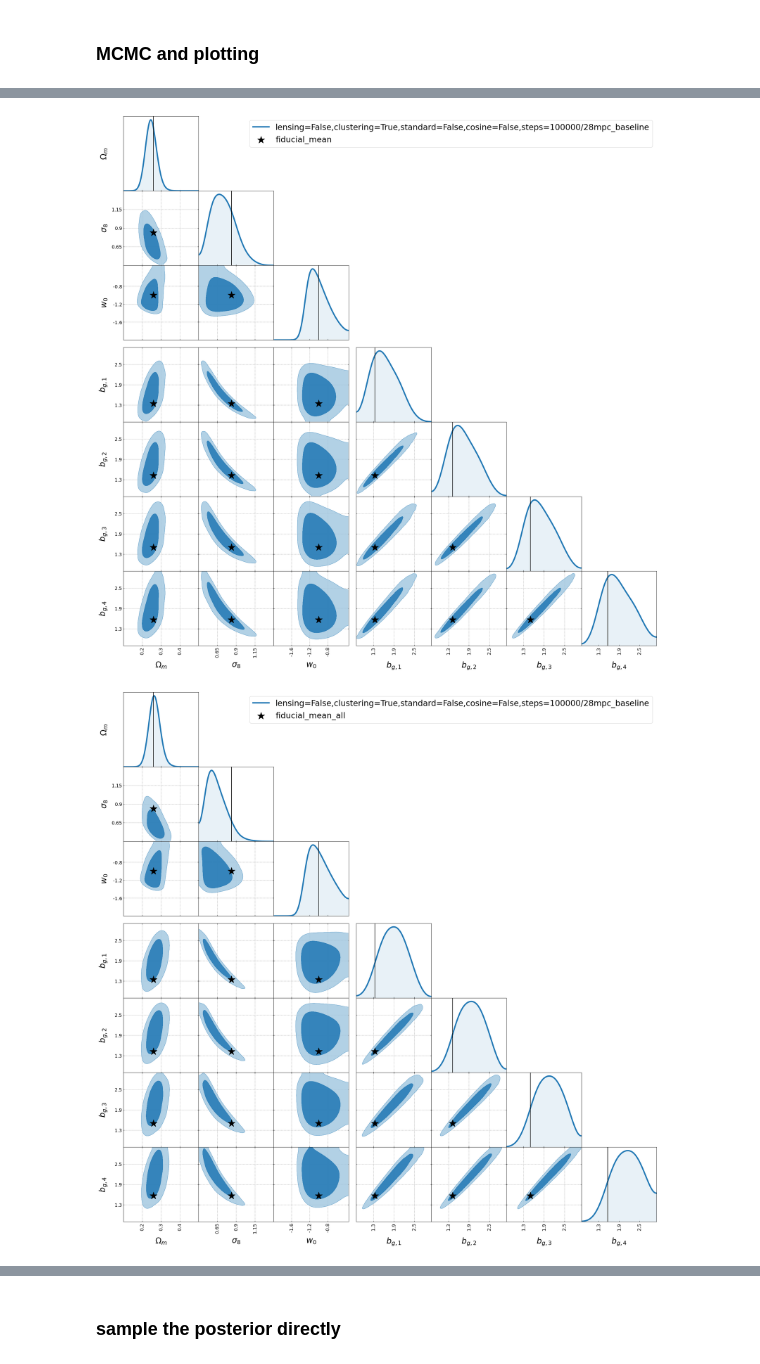
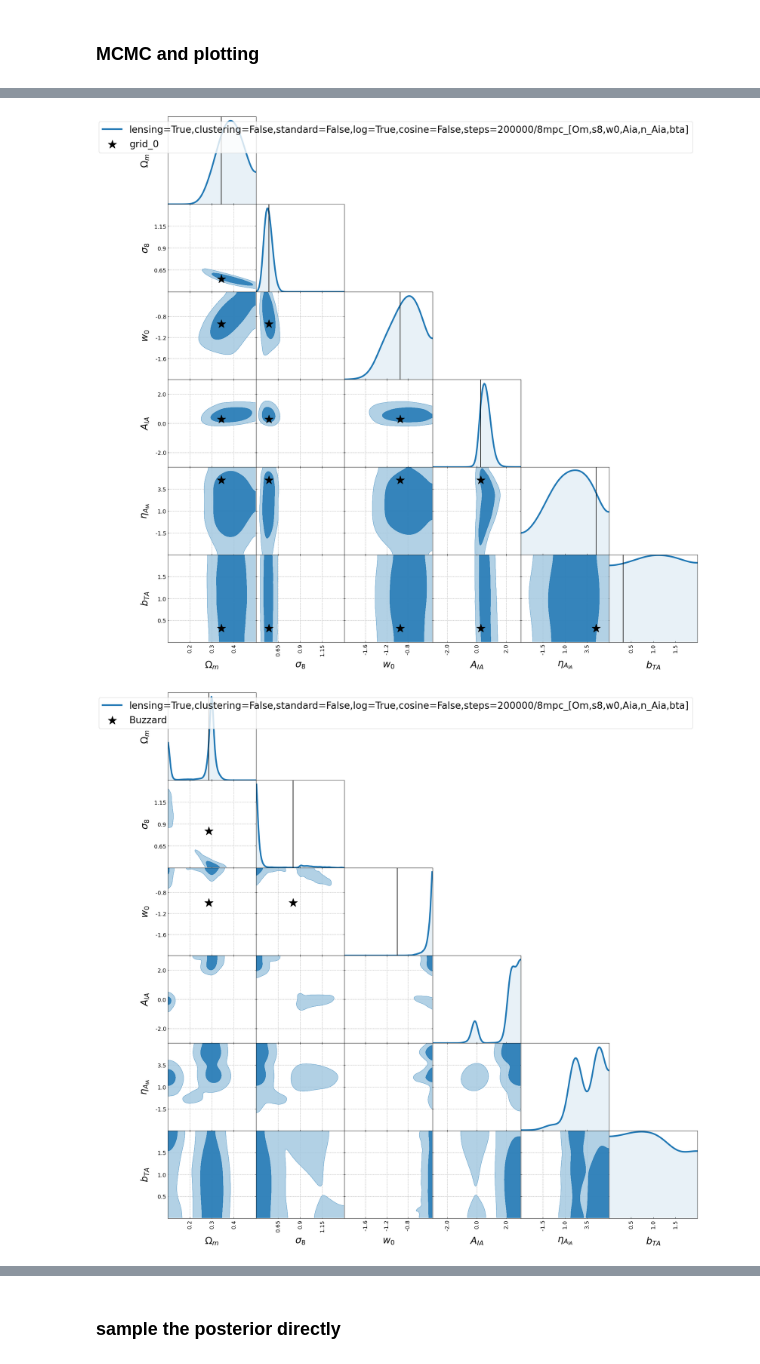
Before and after one commit to des-science/y3-deep-lss, a Jupyter notebook: notebooks/power_spectra/inference.ipynb, the cells around one changed output, grey strips where cells are left out. Drawn from its saved outputs; the diff is of its cells as text; code cells hidden in the pictures.

```diff
--- a/notebooks/power_spectra/inference.ipynb
+++ b/notebooks/power_spectra/inference.ipynb
@@ -194,0 +201,5 @@ pred_file = os.path.join(out_dir, loss, label, "preds.h5")
+# %%
+with_lensing = True
+with_clustering = False
+params = ["Om", "s8", "w0", "Aia", "n_Aia", "bta"]
+# params = ["Om", "s8"]
@@ -195,7 +248,8 @@ pred_file = os.path.join(out_dir, loss, label, "preds.h5")
 # %%
 def try_mock(f, mock):
     try:
-        pred = f[f"mocks/{mock}"][:]
+        # pred = f[f"mocks/{mock}"][:]
+        pred = f[f"mocks/pred/{mock}"][:]
         print(f"Read {mock} predictions")
 
         return pred
@@ -214,7 +268,15 @@ with h5py.File(pred_file, "r") as f:
     mice_pred = try_mock(f, "MICE")
     euclid_pred = try_mock(f, "Euclid")
 
-print(f"Read from {pred_file}")
+# print(f"Read from {pred_file}")
+# # new_params = ["Om", "s8", "Aia", "n_Aia", "bta"]
+# # new_params = ["Om", "s8", "bg1", "bg2", "bg3", "bg4"]
+# new_params = ["Om", "s8"]
+# grid_cosmos = grid_cosmos[:,[params.index(param) for param in new_params]]
+# params = new_params
+
+print(grid_preds.shape)
+print(grid_cosmos.shape)
 # %% [output]
 Read Buzzard predictions
 There is no Buzzard_mocked_DNF mock in the file
@@ -308,10 +371,10 @@ transform = architecture.get_sigmoids_transform(
     feature_dim=x_dim,
     context_embedding_dim=context_embedding_dim,
     n_layers=4,
-    hidden_dim=512,
+    hidden_dim=256,
     svd_kwargs={},
     sigmoids_kwargs={
-        "n_sigmoids": 32,
+        "n_sigmoids": 16,
         "num_blocks": 3,
         "dropout_probability": 0.0,
     }
@@ -332,7 +395,10 @@ model = LikelihoodFlow(
     transform=transform,
     out_dir=out_dir,
     # label=label,
-    label=label + "_baseline",
+    # label=label + "_lipschitz",
+    label=label + "_" + str(params).replace(" ", "").replace("'", ""),
+    # label=label + "_" + str(params).replace(" ", "").replace("'", "") + "_lipschitz",
+    # label=label + "_baseline",
     # load_existing=False,
     load_existing=True,
 )
@@ -627,0 +706,11 @@ DES footprint
+# %%
+# obs_dict = {}
+
+Aia_dict = {"Aia": np.nan, "n_Aia": np.nan, "bta": np.nan}
+
+obs_dict["Buzzard"] = {
+    "pred": np.squeeze(buzzard_pred),
+    "point": {"Om": 0.286, "s8": 0.82, "w0": -1, **Aia_dict},
+}
+
+print(np.squeeze(buzzard_pred))
@@ -681,8 +777,9 @@ Octant footprint
 # %% [markdown]
 ### MCMC and plotting
 # %%
-# extra_label = ""
-extra_label = f"_{n_examples}_mocks"
+extra_label = ""
+# extra_label = f"_n{n_examples}_i{i_examples}_mocks"
+# extra_label = f"_gaussian_prior_n{n_examples}_i{i_examples}_mocks"
 
 for key in obs_dict.keys():
     print(f"\nStarting with mock observation {key}")
@@ -692,7 +789,7 @@ for key in obs_dict.keys():
         obs_dict[key]["pred"],
         label=key+extra_label,
         n_walkers=1024,
-        n_burnin_steps=1000,
+        n_burnin_steps=500,
         n_samples=1024*1000,
     )
 
@@ -733,2 +821,2 @@ Starting with mock observation fiducial_stack
-[figure, old version]
+[figure, new version]
-[figure, old version]
+[figure, new version]
```
Also changed, not shown: parts of 22 cells of this notebook, 2 other files.
